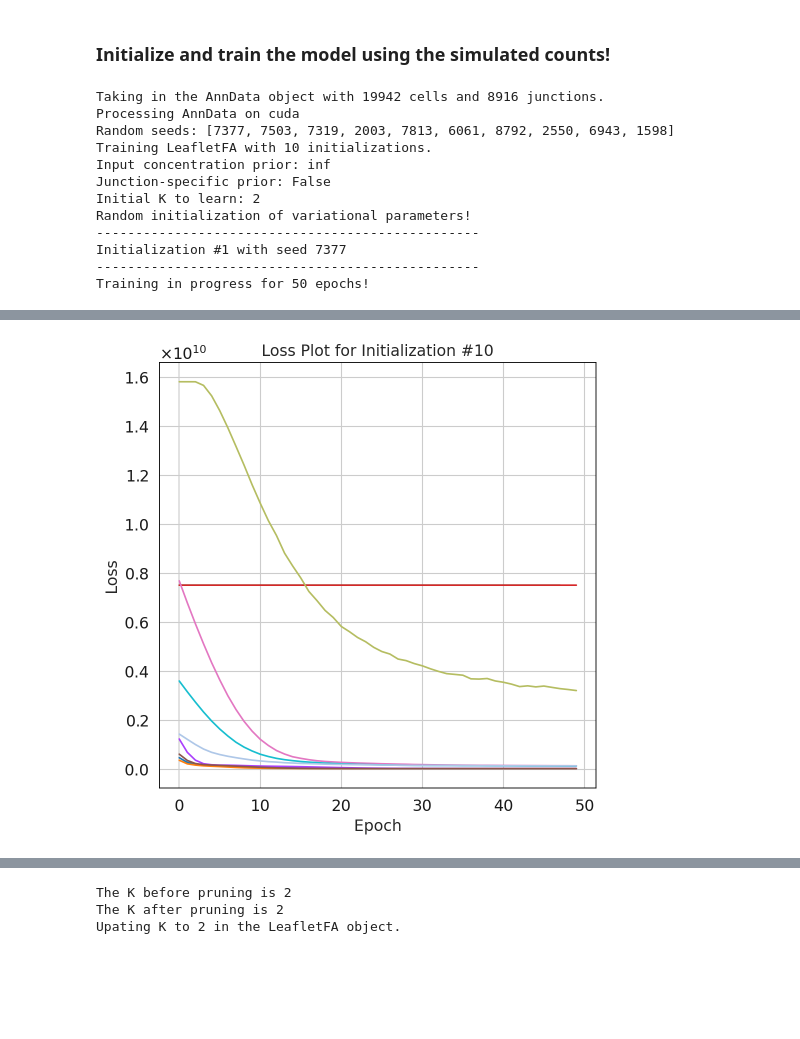
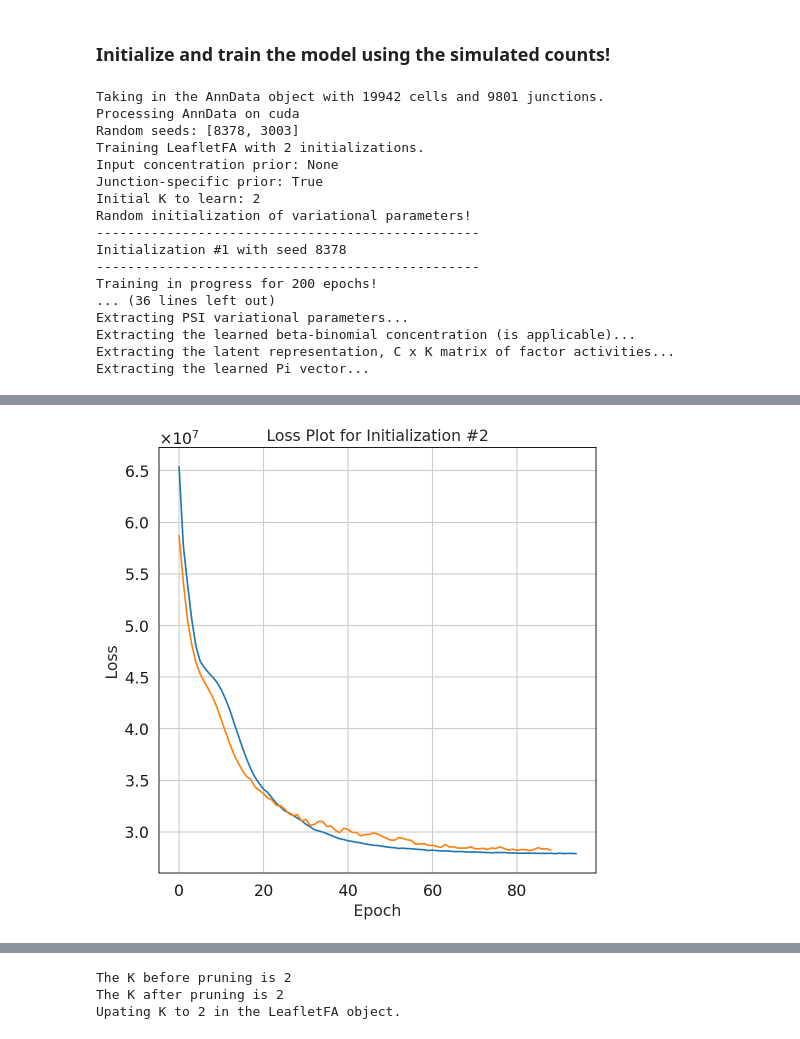
Before and after one commit to daklab/LeafletFA, a Jupyter notebook: notebooks/archive/simulation_analysis/leafletfa_simulation_test.ipynb, the cells around one changed output, grey strips where cells are left out. Cells and saved outputs as stored; diff of their text form; code cells hidden in the pictures; blank space fills up the shorter version.

```diff
--- a/notebooks/archive/simulation_analysis/leafletfa_simulation_test.ipynb
+++ b/notebooks/archive/simulation_analysis/leafletfa_simulation_test.ipynb
@@ -95,6 +102,3 @@ adata = ad.read_h5ad(ATSE_anndata_file)
 atses = pd.read_csv(ATSE_file, sep="\t")
 # %% [markdown]
 ### Simulate data!
-# %%
-# Filter adata to only include junctions that have non_zero_count_cells >= 10
-adata = adata[:, adata.var["non_zero_count_cells"] >= 5]
@@ -183,24 +163,26 @@ Number of non-zero cells: 809
 # %% [markdown]
 ### Initialize and train the model using the simulated counts!
-# %%
-# Set up some useful params
-input_conc = torch.tensor(np.inf) #torch.tensor(np.inf) # can also set as torch.tensor(np.inf) for binomial likelihood or None (beta-binomial likelihood will be used)
-junc_specific_prior = False # set to True if you want to use a junc-specific prior (a set of a,b shape params for each junction) or False to learn one set of a,b shape params for all junctions
-waypoints_use = False # don't have waypoints in simulated data
-num_inits = 10
-num_epochs = 50
-print_epochs = 5
-num_samples = 500
-lr = 0.8
+# %%
+num_inits = params["num_inits"]
+num_epochs = params["num_epochs"]
+num_samples = params["num_samples"]
+lr = params["lr"]
+ELBO_num_particles = params["ELBO_num_particles"]
+print_epochs = 10
+# %%
+lr = 0.7
+num_inits = 2
 # %%
 # Let's initialize the LeafletFA class
-leaflet_model = LeafletFA.LeafletFA(adata=adata_input, K=K, junc_specific_prior = junc_specific_prior,
+leaflet_model = LeafletFA.LeafletFA(adata=adata_input, K=K,
+                                    junc_specific_prior = junc_specific_prior,
                                     waypoints_use=waypoints_use,
                            input_conc_prior = input_conc,
-                           num_epochs=num_epochs, print_epochs=print_epochs,
-                           ELBO_num_particles=10,
+                           num_epochs=200,
+                           print_epochs=print_epochs,
+                           ELBO_num_particles=ELBO_num_particles,
                            lr=lr, gamma=0.05,
-                           num_samples=num_samples)
+                           num_samples=500)
 
 # Convert AnnData into PyTorch tensors for model training
 leaflet_model.from_anndata()
@@ -212,15 +194,20 @@ leaflet_model.train(num_initializations=num_inits)
 # If you want the latent variables from a different initialization, you can pass the index of that initialization to the get_all_variables() function
 leaflet_model.get_all_variables()
 # %% [output]
-Taking in the AnnData object with 19942 cells and 8916 junctions.
+Taking in the AnnData object with 19942 cells and 9801 junctions.
 Processing AnnData on cuda
-Random seeds: [7377, 7503, 7319, 2003, 7813, 6061, 8792, 2550, 6943, 1598]
-Training LeafletFA with 10 initializations.
-Input concentration prior: inf
-Junction-specific prior: False
+Random seeds: [8378, 3003]
+Training LeafletFA with 2 initializations.
+Input concentration prior: None
+Junction-specific prior: True
 Initial K to learn: 2
 Random initialization of variational parameters!
 -------------------------------------------------
-Initialization #1 with seed 7377
+Initialization #1 with seed 8378
 -------------------------------------------------
-Training in progress for 50 epochs!
+Training in progress for 200 epochs!
+... (36 lines left out)
+Extracting PSI variational parameters...
+Extracting the learned beta-binomial concentration (is applicable)...
+Extracting the latent representation, C x K matrix of factor activities...
+Extracting the learned Pi vector...
@@ -244,4 +214,4 @@ Extracting the learned Pi vector...
-[figure, old version]
+[figure, new version]
 # %%
 # let's look at the results
 assign_matrices = [result["summary_stats"]["assign"]["mean"] for result in leaflet_model.latent_results]
```
Also changed, not shown: parts of 38 cells of this notebook, 13 other files.
